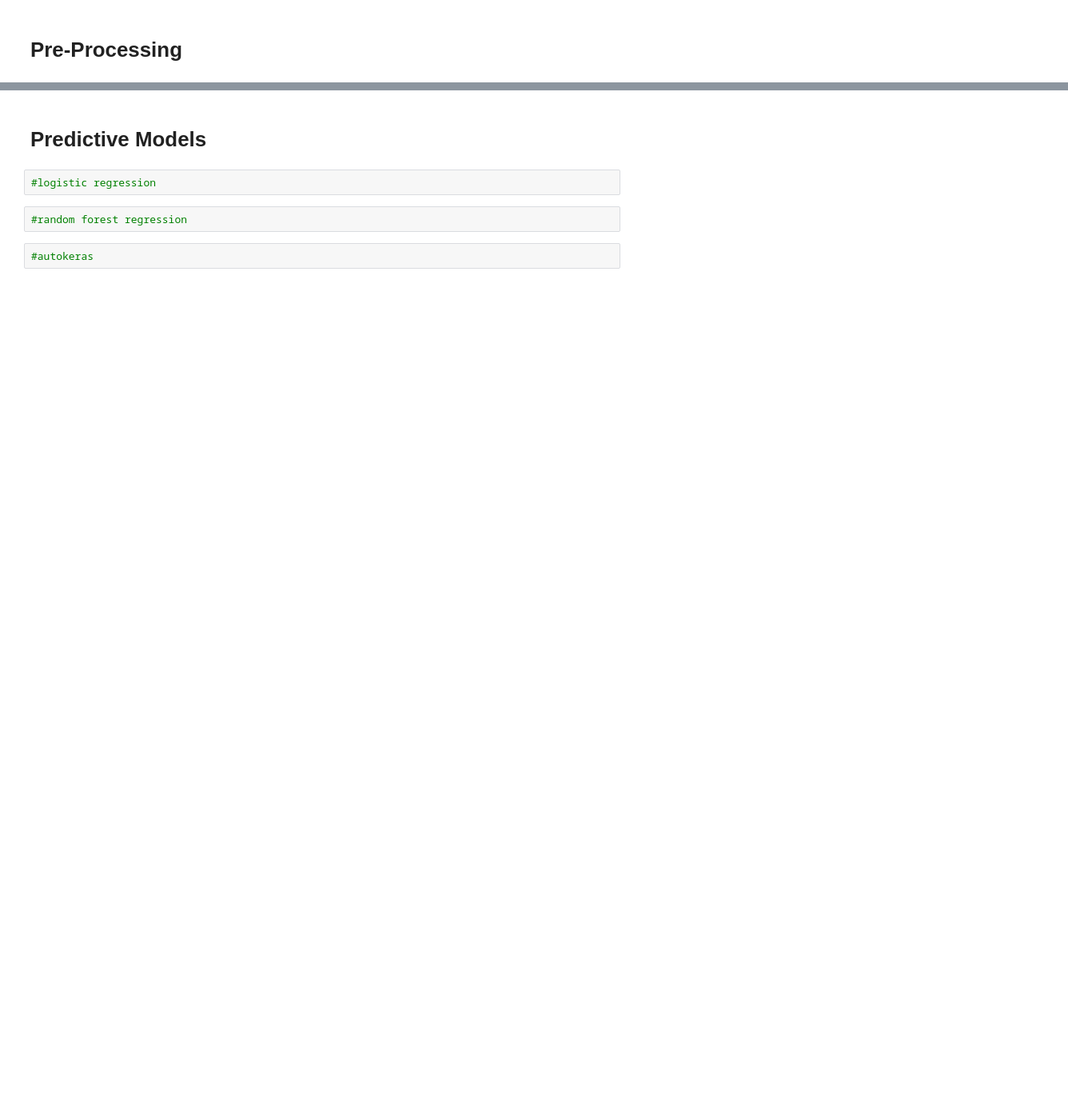
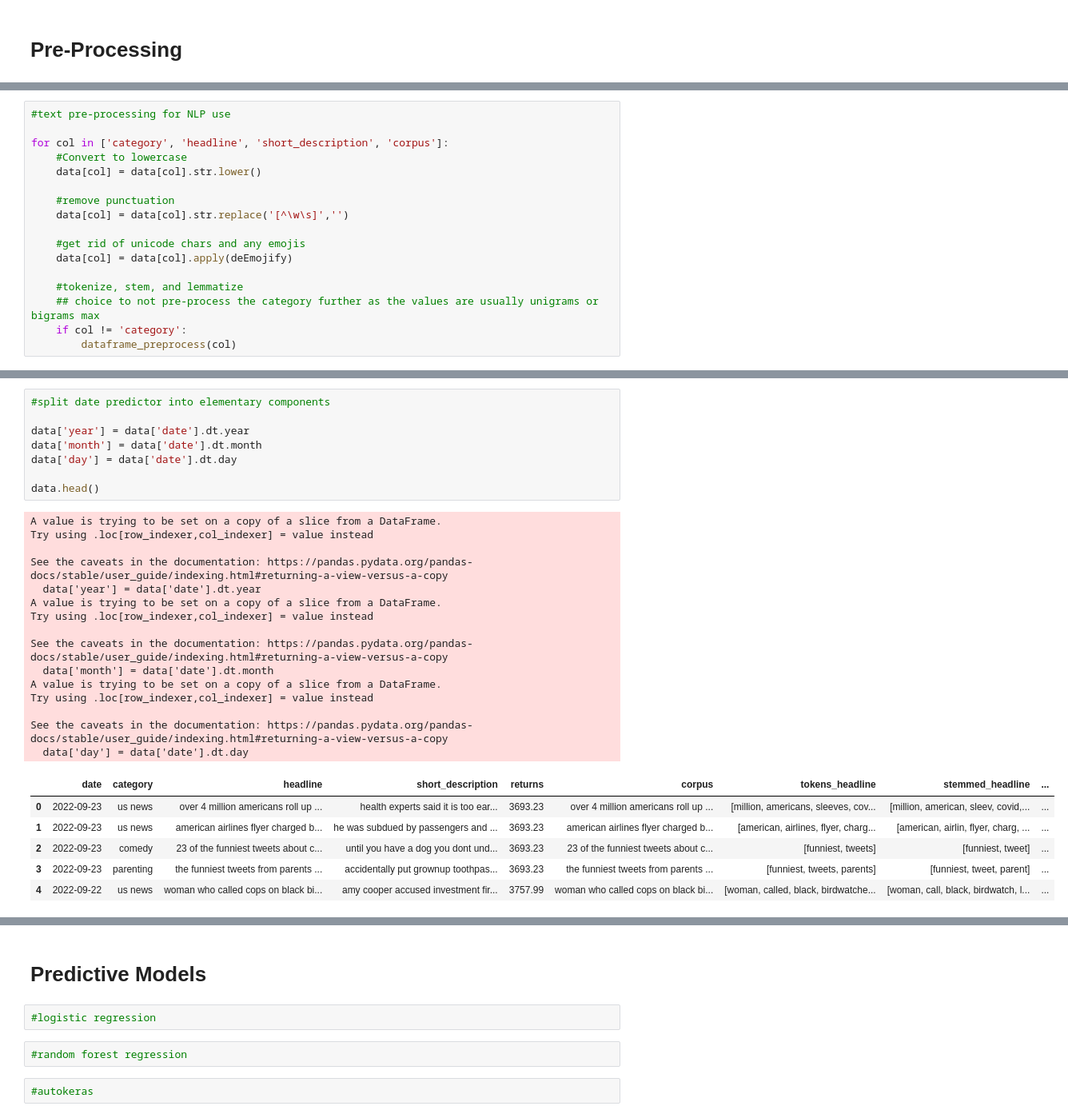
Before and after one commit to akrnyc/Predicting_SP500_Returns, a Jupyter notebook: sp500.ipynb, the cells around one changed output, grey strips where cells are left out. Shown at 80% size. Drawn from its saved outputs; the diff is of its cells as text; blank space fills up the shorter version.

Commit message:
pre processing

```diff
--- a/sp500.ipynb
+++ b/sp500.ipynb
@@ -209,0 +271,17 @@ stemmer = SnowballStemmer("english")
+# %%
+#text pre-processing for NLP use
+
+for col in ['category', 'headline', 'short_description', 'corpus']:
+    #Convert to lowercase
+    data[col] = data[col].str.lower()
+
+    #remove punctuation
+    data[col] = data[col].str.replace('[^\w\s]','')
+
+    #get rid of unicode chars and any emojis
+    data[col] = data[col].apply(deEmojify)
+
+    #tokenize, stem, and lemmatize
+    ## choice to not pre-process the category further as the values are usually unigrams or bigrams max
+    if col != 'category':
+        dataframe_preprocess(col)
@@ -209,0 +361,30 @@ stemmer = SnowballStemmer("english")
+# %%
+#split date predictor into elementary components
+
+data['year'] = data['date'].dt.year
+data['month'] = data['date'].dt.month
+data['day'] = data['date'].dt.day
+
+data.head()
+# %% [output]
+A value is trying to be set on a copy of a slice from a DataFrame.
+Try using .loc[row_indexer,col_indexer] = value instead
+
+See the caveats in the documentation: https://pandas.pydata.org/pandas-docs/stable/user_guide/indexing.html#returning-a-view-versus-a-copy
+  data['year'] = data['date'].dt.year
+A value is trying to be set on a copy of a slice from a DataFrame.
+Try using .loc[row_indexer,col_indexer] = value instead
+
+See the caveats in the documentation: https://pandas.pydata.org/pandas-docs/stable/user_guide/indexing.html#returning-a-view-versus-a-copy
+  data['month'] = data['date'].dt.month
+A value is trying to be set on a copy of a slice from a DataFrame.
+Try using .loc[row_indexer,col_indexer] = value instead
+
+See the caveats in the documentation: https://pandas.pydata.org/pandas-docs/stable/user_guide/indexing.html#returning-a-view-versus-a-copy
+  data['day'] = data['date'].dt.day
+|  | date | category | headline | short_description | returns | corpus | tokens_headline | stemmed_headline | ... |
+| 0 | 2022-09-23 | us news | over 4 million americans roll up ... | health experts said it is too ear... | 3693.23 | over 4 million americans roll up ... | [million, americans, sleeves, cov... | [million, american, sleev, covid,... | ... |
+| 1 | 2022-09-23 | us news | american airlines flyer charged b... | he was subdued by passengers and ... | 3693.23 | american airlines flyer charged b... | [american, airlines, flyer, charg... | [american, airlin, flyer, charg, ... | ... |
+| 2 | 2022-09-23 | comedy | 23 of the funniest tweets about c... | until you have a dog you dont und... | 3693.23 | 23 of the funniest tweets about c... | [funniest, tweets] | [funniest, tweet] | ... |
+| 3 | 2022-09-23 | parenting | the funniest tweets from parents ... | accidentally put grownup toothpas... | 3693.23 | the funniest tweets from parents ... | [funniest, tweets, parents] | [funniest, tweet, parent] | ... |
+| 4 | 2022-09-22 | us news | woman who called cops on black bi... | amy cooper accused investment fir... | 3757.99 | woman who called cops on black bi... | [woman, called, black, birdwatche... | [woman, call, black, birdwatch, l... | ... |
```
Also changed, not shown: parts of 37 cells of this notebook.
